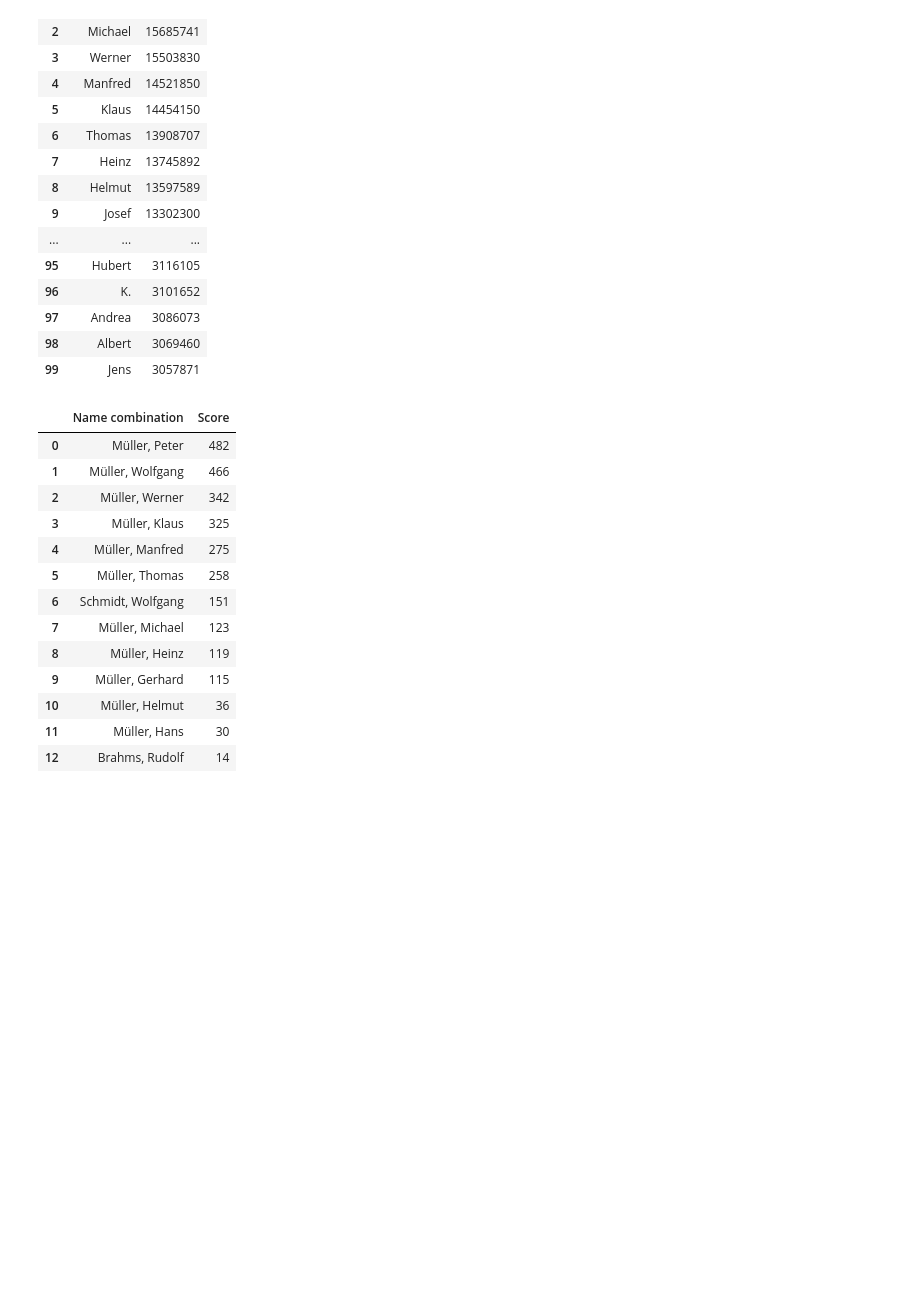
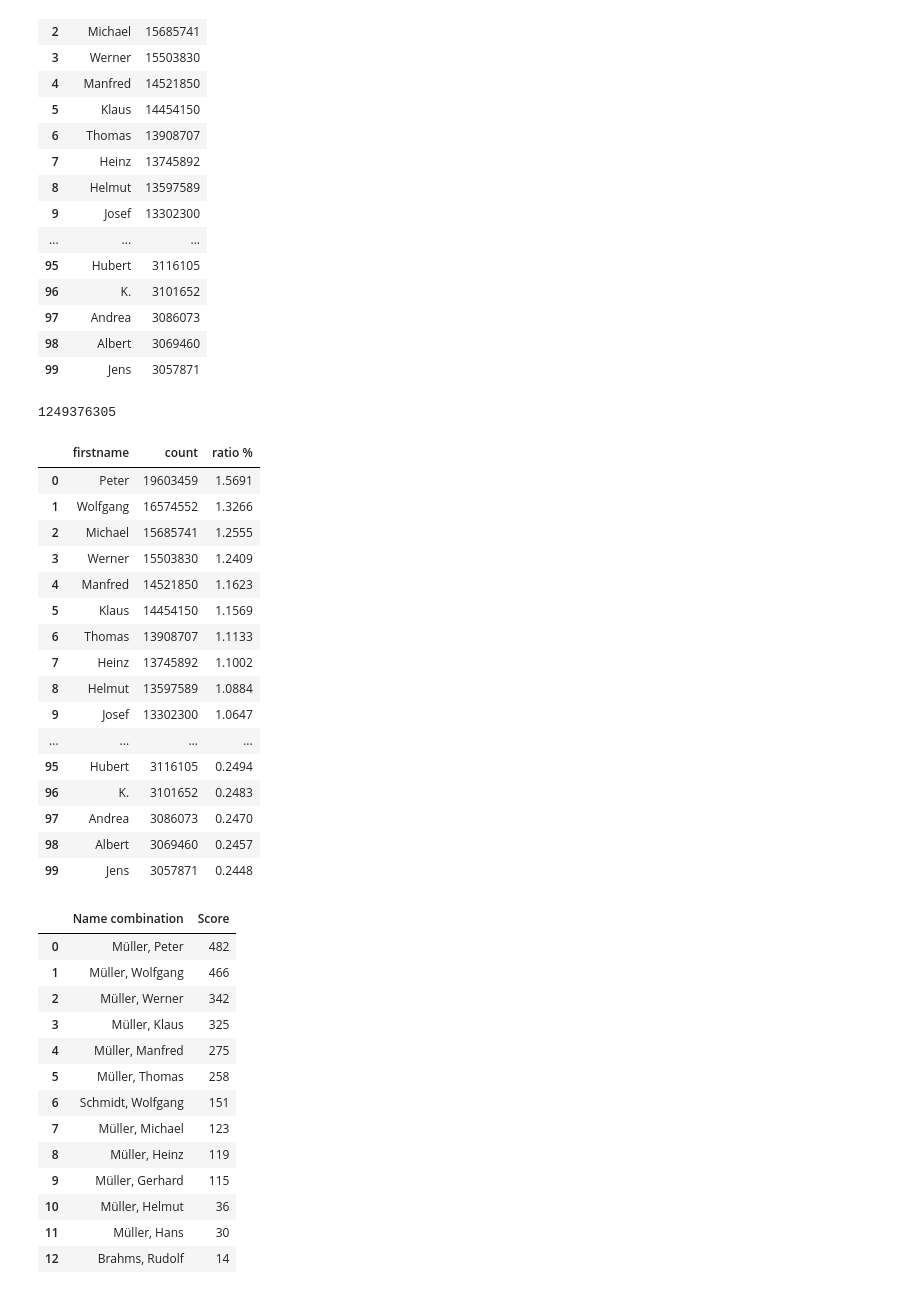
Before and after one commit to mayo-s/phonebookdiver, a Jupyter notebook: jupyter/phonebookdiver_notebook.ipynb, the cells around one changed output. Drawn from its saved outputs; the diff is of its cells as text; code cells hidden in the pictures; blank space fills up the shorter version.

Commit message:
Determine ratio of names

```diff
--- a/jupyter/phonebookdiver_notebook.ipynb
+++ b/jupyter/phonebookdiver_notebook.ipynb
@@ -957,7 +981,8 @@ pd.DataFrame(build_ranking(top_n_names, 'firstname', False).items(), columns=['F
 # %%
 # Rankling by Count
 # build_ranking(top_n_names, 'firstname', True)
-pd.DataFrame(build_ranking(top_n_names, 'firstname', True).items(), columns=['Firstname', 'Count']).head(100)
+firstnames = build_ranking(top_n_names, 'firstname', True)
+pd.DataFrame(firstnames.items(), columns=['Firstname', 'Count']).head(100)
 # %% [output]
 |  | Firstname | Count |
 | 0 | Peter | 19603459 |
@@ -976,6 +1001,40 @@ pd.DataFrame(build_ranking(top_n_names, 'firstname', True).items(), columns=['Fi
 | 97 | Andrea | 3086073 |
 | 98 | Albert | 3069460 |
 | 99 | Jens | 3057871 |
+# %%
+total_count = 0
+for fn in firstnames: total_count += firstnames[fn]
+total_count
+# %% [output]
+1249376305
+# %%
+firstnames_overview = []
+for fn in firstnames:
+    firstname = {
+        'firstname': fn,
+        'count': firstnames[fn],
+        'ratio %': round(Decimal(firstnames[fn]/total_count*100), 4)
+    }
+    firstnames_overview.append(firstname)
+pd.DataFrame(firstnames_overview).head(100)
+# %% [output]
+|  | firstname | count | ratio % |
+| 0 | Peter | 19603459 | 1.5691 |
+| 1 | Wolfgang | 16574552 | 1.3266 |
+| 2 | Michael | 15685741 | 1.2555 |
+| 3 | Werner | 15503830 | 1.2409 |
+| 4 | Manfred | 14521850 | 1.1623 |
+| 5 | Klaus | 14454150 | 1.1569 |
+| 6 | Thomas | 13908707 | 1.1133 |
+| 7 | Heinz | 13745892 | 1.1002 |
+| 8 | Helmut | 13597589 | 1.0884 |
+| 9 | Josef | 13302300 | 1.0647 |
+| ... | ... | ... | ... |
+| 95 | Hubert | 3116105 | 0.2494 |
+| 96 | K. | 3101652 | 0.2483 |
+| 97 | Andrea | 3086073 | 0.2470 |
+| 98 | Albert | 3069460 | 0.2457 |
+| 99 | Jens | 3057871 | 0.2448 |
 # %%
 # Ranking by Score (rank per edition)
 top_n_name_combo_portion = get_top_n(10, 'stats/all_names_combo/', ['combo'], ['combos'])
```
Also changed, not shown: parts of 3 cells of this notebook.
